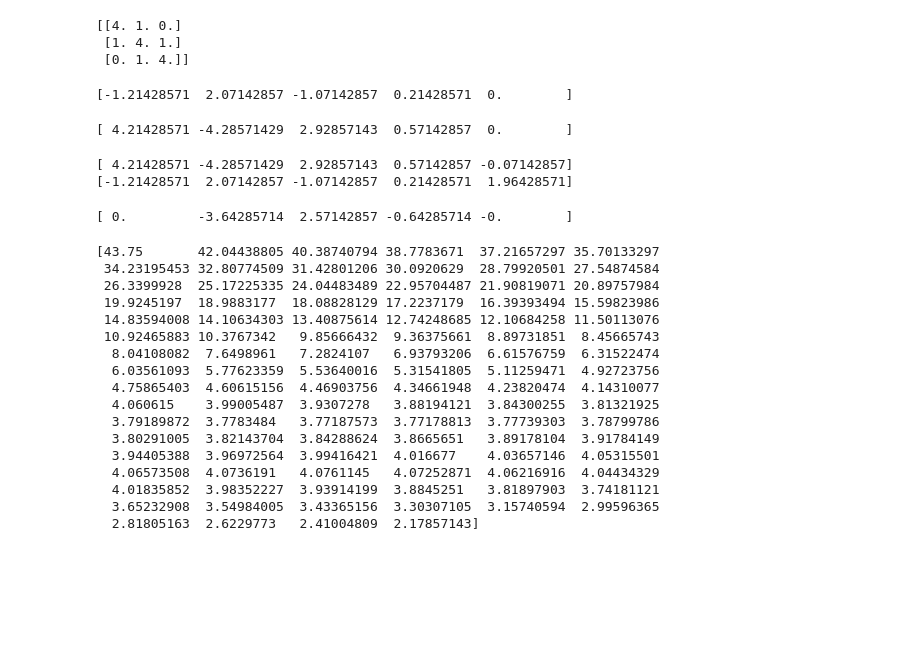
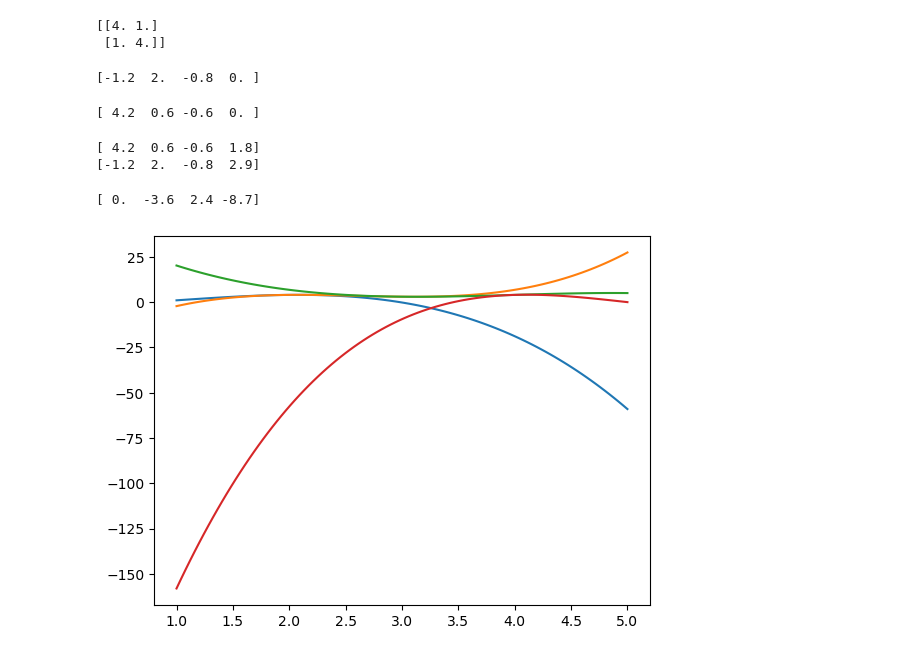
Before and after one commit to Dewscot/Clases, a Jupyter notebook: FC2/Clases/Splines.ipynb, the cells around one changed output. Cells and saved outputs as stored; diff of their text form; code cells hidden in the pictures; blank space fills up the shorter version.

```diff
--- a/FC2/Clases/Splines.ipynb
+++ b/FC2/Clases/Splines.ipynb
@@ -9,12 +10,12 @@ y0 = datos[:,1]
 N = len(y0)-1
 h = x0[1]-x0[0]
 
-M = 4*np.eye(N-1)+np.eye(N-1,k=1)+np.eye(N-1,k=-1)
+M = 4*np.eye(N-2)+np.eye(N-2,k=1)+np.eye(N-2,k=-1)
 
-Y = 3/h**2*(y0[:-2] -2*y0[1:-1] +y0[2:])
+Y = 3/h**2*(y0[:-3] -2*y0[1:-2] +y0[2:-1])
 
 Bsolve = np.linalg.solve(M,Y)
-B = np.zeros(N+1)
+B = np.zeros(N)
 B[1:-1]=Bsolve
 print(B)
 # %% [output]
@@ -28,56 +29,40 @@ print(y0)
 # %%
 print(M)
 # %% [output]
-[[4. 1. 0.]
- [1. 4. 1.]
- [0. 1. 4.]]
+[[4. 1.]
+ [1. 4.]]
 # %%
-a = np.zeros(N+1)
+a = np.zeros(N)
 a[:-1] = (B[1:]-B[:-1])/(3*h)
 print(a)
 # %% [output]
-[-1.21428571  2.07142857 -1.07142857  0.21428571  0.        ]
+[-1.2  2.  -0.8  0. ]
 # %%
-c = np.zeros(N+1)
-c[:-1] = 1/h*(y0[1:]-y0[:-1])-h/3*(B[1:]+2*B[:-1])
+c = np.zeros(N)
+c[:-1] = 1/h*(y0[1:-1]-y0[:-2])-h/3*(B[1:]+2*B[:-1])
 print(c)
 # %% [output]
-[ 4.21428571 -4.28571429  2.92857143  0.57142857  0.        ]
+[ 4.2  0.6 -0.6  0. ]
 # %%
 c[-1] = c[-2]+3*a[-2]*h**2+2*B[-2]*h
 print(c)
 a[-1] = (h*c[-1]-y0[0]+y0[-1])/2*h**3
 print(a)
 # %% [output]
-[ 4.21428571 -4.28571429  2.92857143  0.57142857 -0.07142857]
-[-1.21428571  2.07142857 -1.07142857  0.21428571  1.96428571]
+[ 4.2  0.6 -0.6  1.8]
+[-1.2  2.  -0.8  2.9]
 # %%
 B[-1]=-3*h*a[-1] #Aqui puede haber un error ya que no pide guardar el valor de B final sino lo ocupamos para calcular los coeficientes
 print(B)
 # %% [output]
-[ 0.         -3.64285714  2.57142857 -0.64285714 -0.        ]
+[ 0.  -3.6  2.4 -8.7]
 # %%
 xx = np.linspace(x0[0],x0[-1],100)
 S= np.zeros(N)
 for n in range(N):
-    S=a[n]*(xx-x0[n])**3+B[n]*(xx-x0[n])**2+c[n]*(xx-x0[n])+y0[n] #Error malo
-print(S)
+    xx = np.linspace(x0[0],x0[-1],100)
+    plt.plot(xx,a[n]*(xx-x0[n])**3+B[n]*(xx-x0[n])**2+c[n]*(xx-x0[n])+y0[n]) #Error malo
+#print(S)
 # %% [output]
-[43.75       42.04438805 40.38740794 38.7783671  37.21657297 35.70133297
- 34.23195453 32.80774509 31.42801206 30.0920629  28.79920501 27.54874584
- 26.3399928  25.17225335 24.04483489 22.95704487 21.90819071 20.89757984
- 19.9245197  18.9883177  18.08828129 17.2237179  16.39393494 15.59823986
- 14.83594008 14.10634303 13.40875614 12.74248685 12.10684258 11.50113076
- 10.92465883 10.3767342   9.85666432  9.36375661  8.89731851  8.45665743
-  8.04108082  7.6498961   7.2824107   6.93793206  6.61576759  6.31522474
-  6.03561093  5.77623359  5.53640016  5.31541805  5.11259471  4.92723756
-  4.75865403  4.60615156  4.46903756  4.34661948  4.23820474  4.14310077
-  4.060615    3.99005487  3.9307278   3.88194121  3.84300255  3.81321925
-  3.79189872  3.7783484   3.77187573  3.77178813  3.77739303  3.78799786
-  3.80291005  3.82143704  3.84288624  3.8665651   3.89178104  3.91784149
-  3.94405388  3.96972564  3.99416421  4.016677    4.03657146  4.05315501
-  4.06573508  4.0736191   4.0761145   4.07252871  4.06216916  4.04434329
-  4.01835852  3.98352227  3.93914199  3.8845251   3.81897903  3.74181121
-  3.65232908  3.54984005  3.43365156  3.30307105  3.15740594  2.99596365
-  2.81805163  2.6229773   2.41004809  2.17857143]
+[figure, added]
 # %%
```
Also changed, not shown: parts of 5 cells of this notebook.
